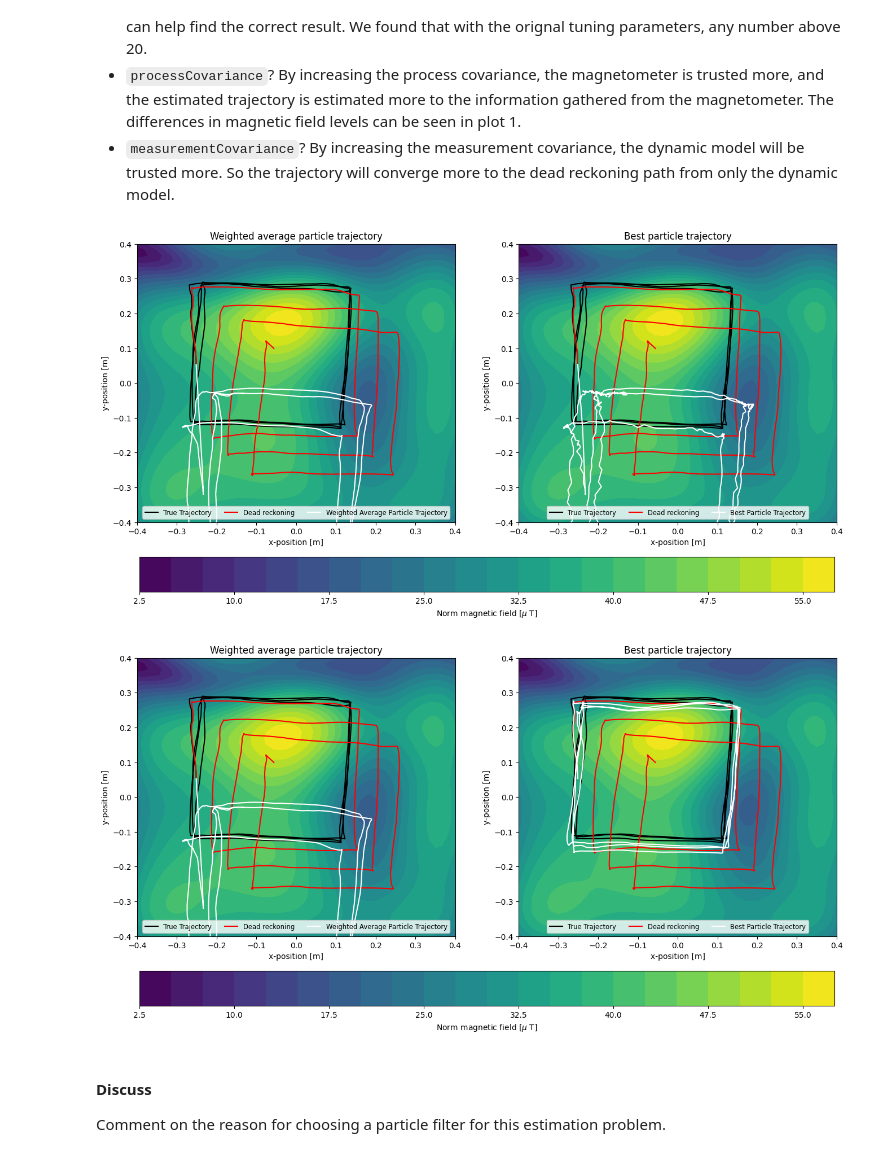
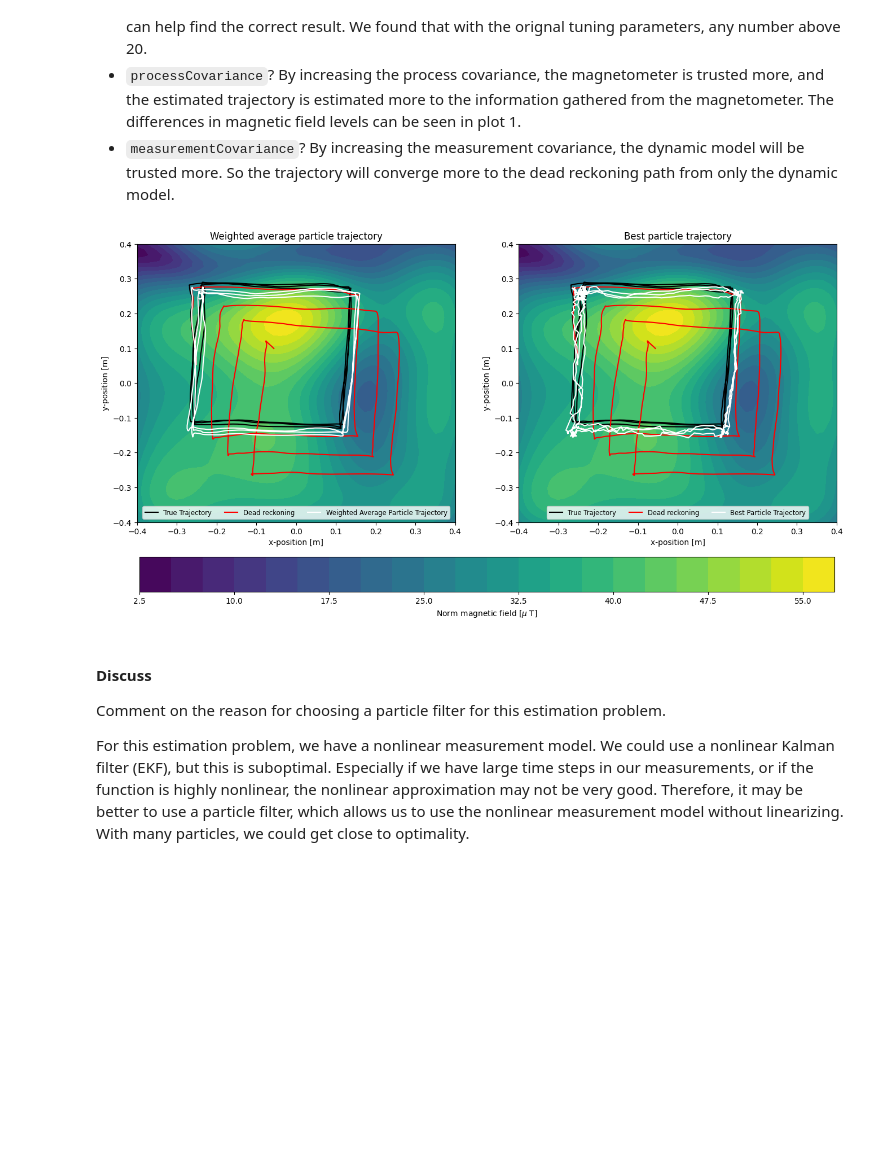
Before and after one commit to josephine-king/EE4760_KingJaspers, a Jupyter notebook: assignment1_students/assignment1_30.ipynb, the cells around one changed output. Cells and saved outputs as stored; diff of their text form; code cells hidden in the pictures; blank space fills up the shorter version.

```diff
--- a/assignment1_students/assignment1_30.ipynb
+++ b/assignment1_students/assignment1_30.ipynb
@@ -333,16 +339,16 @@ By increasing the process covariance, the magnetometer is trusted more, and the
 By increasing the measurement covariance, the dynamic model will be trusted more. So the trajectory will converge more to the dead reckoning path from only the dynamic model.
 # %%
 ''' Number of particles used in the particle filter '''
-Nparticles = 500
+Nparticles = 100
 
 
 ''' Inital position covariance of the position '''
-initalPositionCovariance = np.eye(3)*0.1
+initalPositionCovariance = np.eye(3)*0
 
 
 ''' process covariance and measurement covariance '''
 processCovariance = np.eye(3)*0.001**2
-measurementCovariance = np.eye(3)*2.0**2
+measurementCovariance = np.eye(3)*1.5**2
 
 
 ''' Initialize particle positions '''
@@ -375,11 +381,11 @@ for timendx in range(modelParameters['NtimeSteps']-1):
     modelParameters['NtimeStepPF'] += 1
 # %%
 helper.makeParticleFilterPlots(deadReckoning, meanParticlePosition, bestParticlePosition, modelParameters)
-helper.makeParticleFilterPlots(deadReckoning, meanParticlePosition, meanParticlePosition2, modelParameters)
 # %% [output]
-[figure, old version]
+[figure, new version]
-[figure, removed]
 # %% [markdown]
 #### Discuss
 
 Comment on the reason for choosing a particle filter for this estimation problem.
+
+For this estimation problem, we have a nonlinear measurement model. We could use a nonlinear Kalman filter (EKF), but this is suboptimal. Especially if we have large time steps in our measurements, or if the function is highly nonlinear, the nonlinear approximation may not be very good. Therefore, it may be better to use a particle filter, which allows us to use the nonlinear measurement model without linearizing. With many particles, we could get close to optimality.
```
Also changed, not shown: parts of 3 cells of this notebook.
